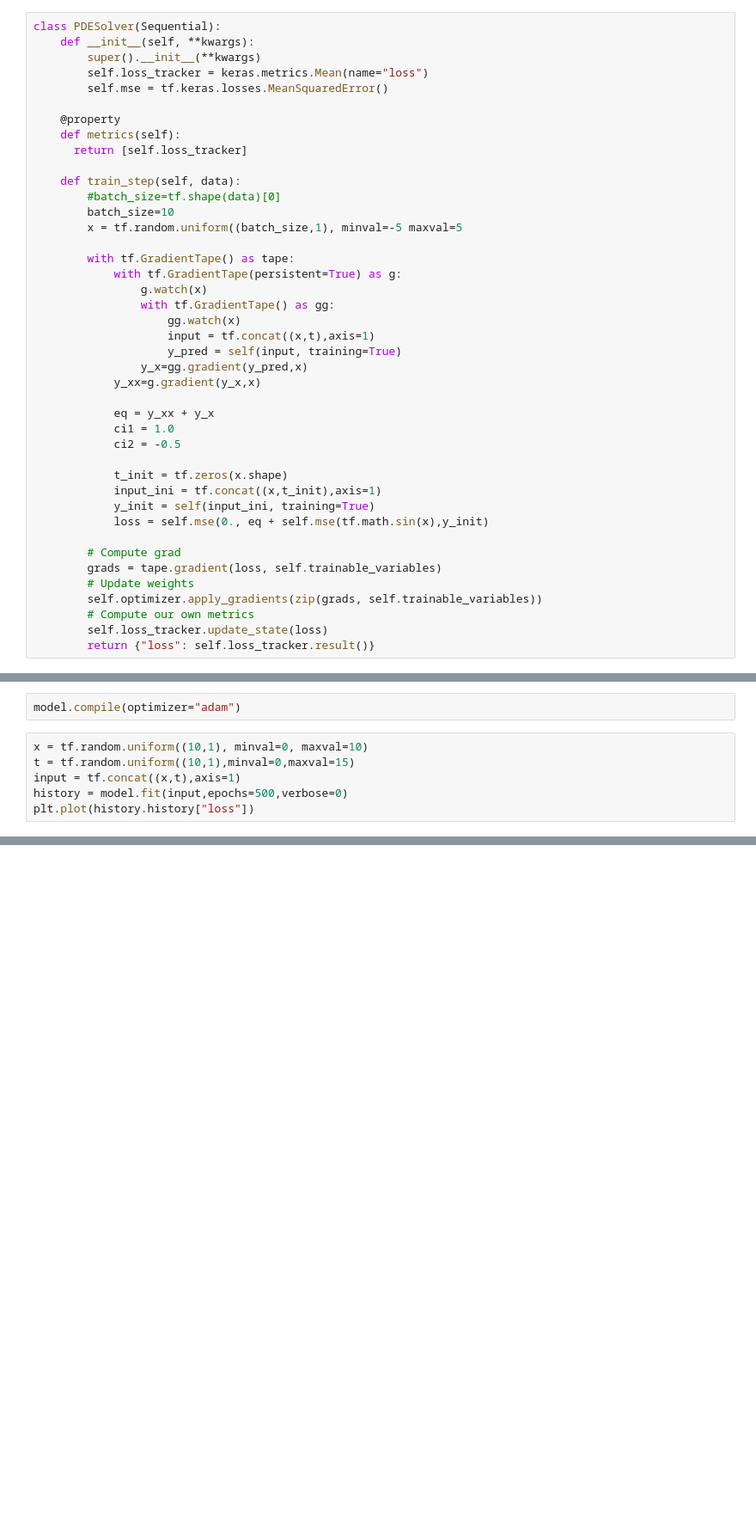
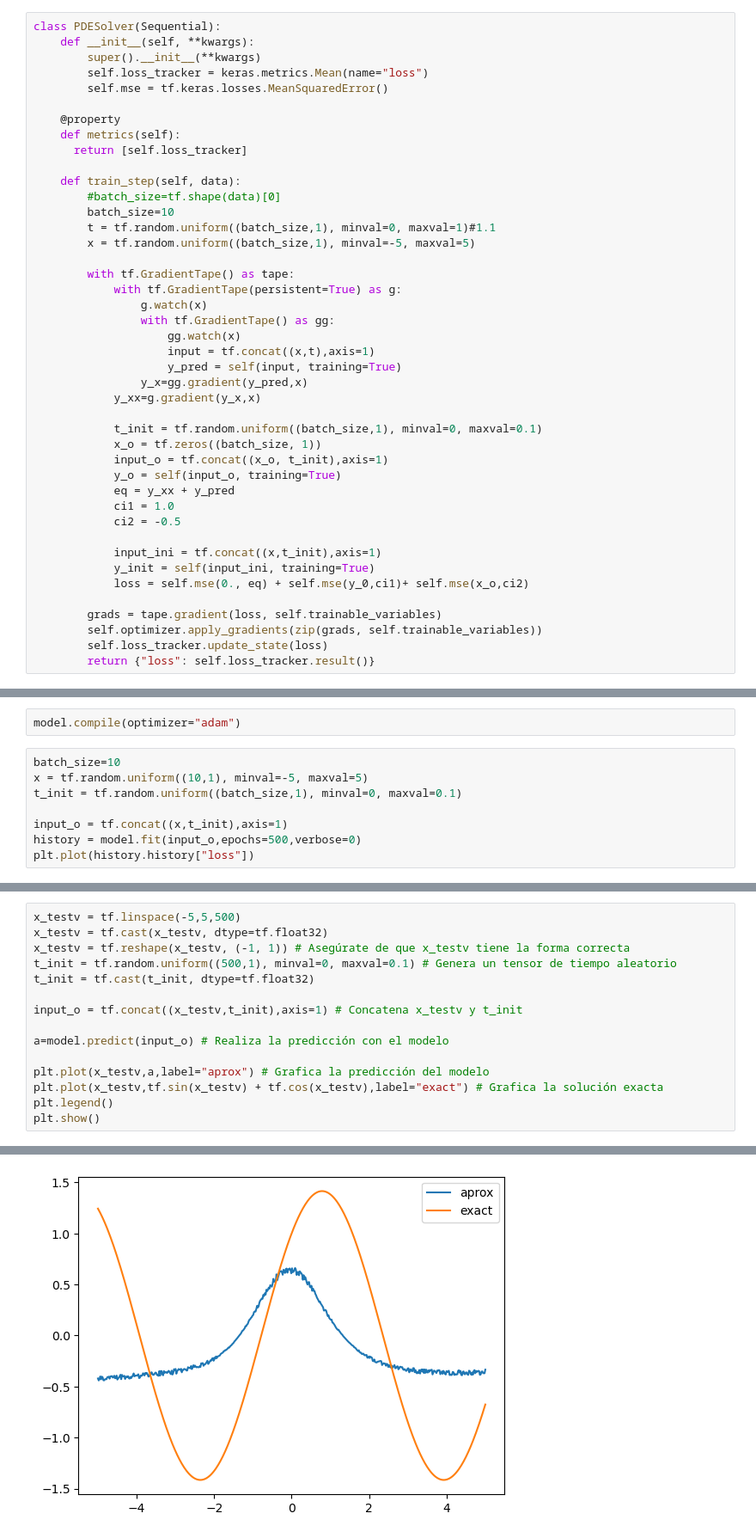
Before and after one commit to RZeusHerMun/RNAs, a Jupyter notebook: T5 - Solvers of EDOS/Teoría/Pruebas para la 4.2.ipynb, the cells around one changed output, grey strips where cells are left out. Shown at 86% size. Cells and saved outputs as stored; diff of their text form; blank space fills up the shorter version.

Commit message:
Se suben avances. Sigue sin salir. No ajusta la grafica.

```diff
--- a/T5 - Solvers of EDOS/Teoría/Pruebas para la 4.2.ipynb
+++ b/T5 - Solvers of EDOS/Teoría/Pruebas para la 4.2.ipynb
@@ -21,7 +21,8 @@ class PDESolver(Sequential):
     def train_step(self, data):
         #batch_size=tf.shape(data)[0]
         batch_size=10
-        x = tf.random.uniform((batch_size,1), minval=-5 maxval=5
+        t = tf.random.uniform((batch_size,1), minval=0, maxval=1)#1.1
+        x = tf.random.uniform((batch_size,1), minval=-5, maxval=5)
 
         with tf.GradientTape() as tape:
             with tf.GradientTape(persistent=True) as g:
@@ -33,20 +34,20 @@ class PDESolver(Sequential):
                 y_x=gg.gradient(y_pred,x)
             y_xx=g.gradient(y_x,x)
 
-            eq = y_xx + y_x
+            t_init = tf.random.uniform((batch_size,1), minval=0, maxval=0.1)
+            x_o = tf.zeros((batch_size, 1))
+            input_o = tf.concat((x_o, t_init),axis=1)
+            y_o = self(input_o, training=True)
+            eq = y_xx + y_pred
             ci1 = 1.0
             ci2 = -0.5
 
-            t_init = tf.zeros(x.shape)
             input_ini = tf.concat((x,t_init),axis=1)
             y_init = self(input_ini, training=True)
-            loss = self.mse(0., eq + self.mse(tf.math.sin(x),y_init)
+            loss = self.mse(0., eq) + self.mse(y_0,ci1)+ self.mse(x_o,ci2)
 
-        # Compute grad
         grads = tape.gradient(loss, self.trainable_variables)
-        # Update weights
         self.optimizer.apply_gradients(zip(grads, self.trainable_variables))
-        # Compute our own metrics
         self.loss_tracker.update_state(loss)
         return {"loss": self.loss_tracker.result()}
 # %%
@@ -59,8 +76,10 @@ model.summary()
 # %%
 model.compile(optimizer="adam")
 # %%
-x = tf.random.uniform((10,1), minval=0, maxval=10)
-t = tf.random.uniform((10,1),minval=0,maxval=15)
-input = tf.concat((x,t),axis=1)
-history = model.fit(input,epochs=500,verbose=0)
+batch_size=10
+x = tf.random.uniform((10,1), minval=-5, maxval=5)
+t_init = tf.random.uniform((batch_size,1), minval=0, maxval=0.1)
+
+input_o = tf.concat((x,t_init),axis=1)
+history = model.fit(input_o,epochs=500,verbose=0)
 plt.plot(history.history["loss"])
@@ -66,0 +171,16 @@ plt.plot(history.history["loss"])
+# %%
+x_testv = tf.linspace(-5,5,500)
+x_testv = tf.cast(x_testv, dtype=tf.float32)
+x_testv = tf.reshape(x_testv, (-1, 1)) # Asegúrate de que x_testv tiene la forma correcta
+t_init = tf.random.uniform((500,1), minval=0, maxval=0.1) # Genera un tensor de tiempo aleatorio
+t_init = tf.cast(t_init, dtype=tf.float32)
+
+input_o = tf.concat((x_testv,t_init),axis=1) # Concatena x_testv y t_init
+
+a=model.predict(input_o) # Realiza la predicción con el modelo
+
+plt.plot(x_testv,a,label="aprox") # Grafica la predicción del modelo
+plt.plot(x_testv,tf.sin(x_testv) + tf.cos(x_testv),label="exact") # Grafica la solución exacta
+plt.legend()
+plt.show()
+# %% [output]
@@ -66,0 +188 @@ plt.plot(history.history["loss"])
+[figure, added]
```
Also changed, not shown: parts of 10 cells of this notebook, 1 other file.
